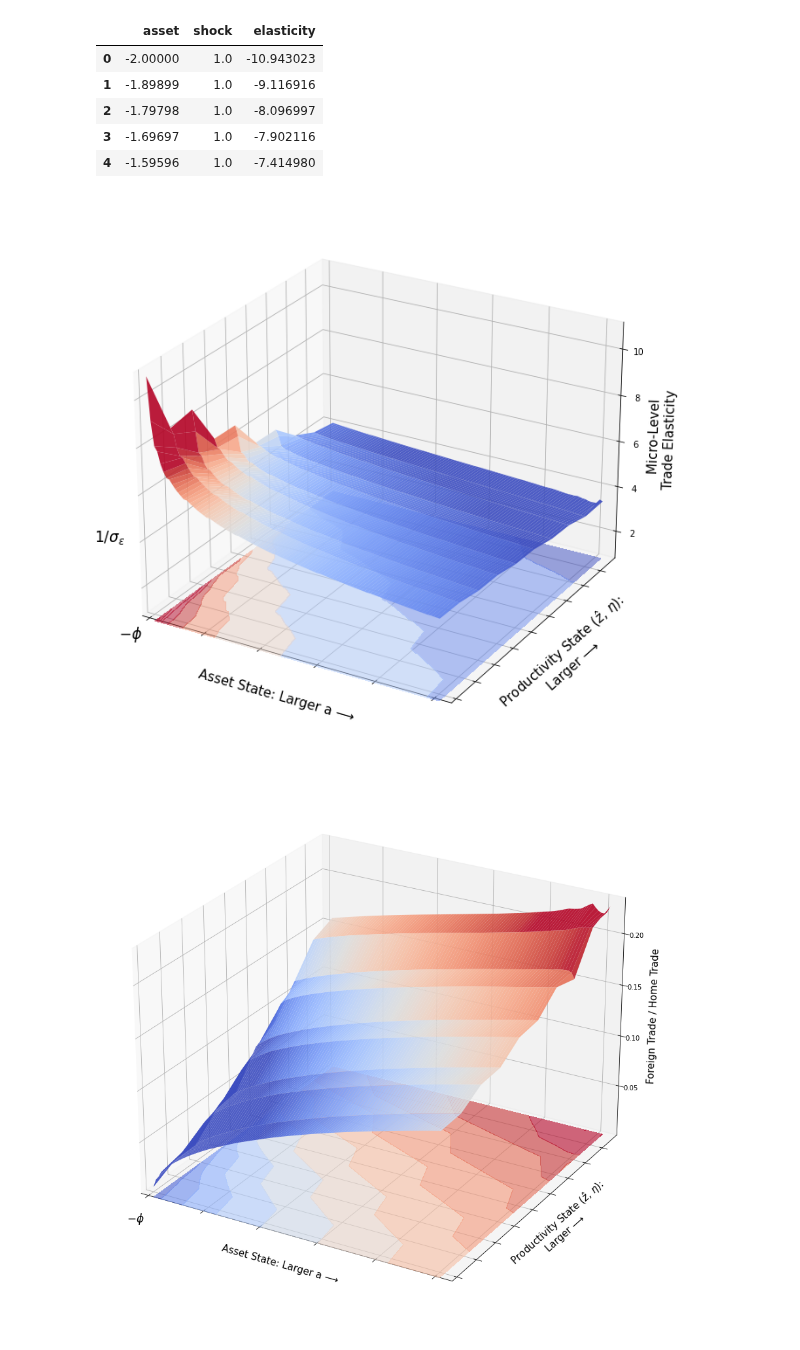
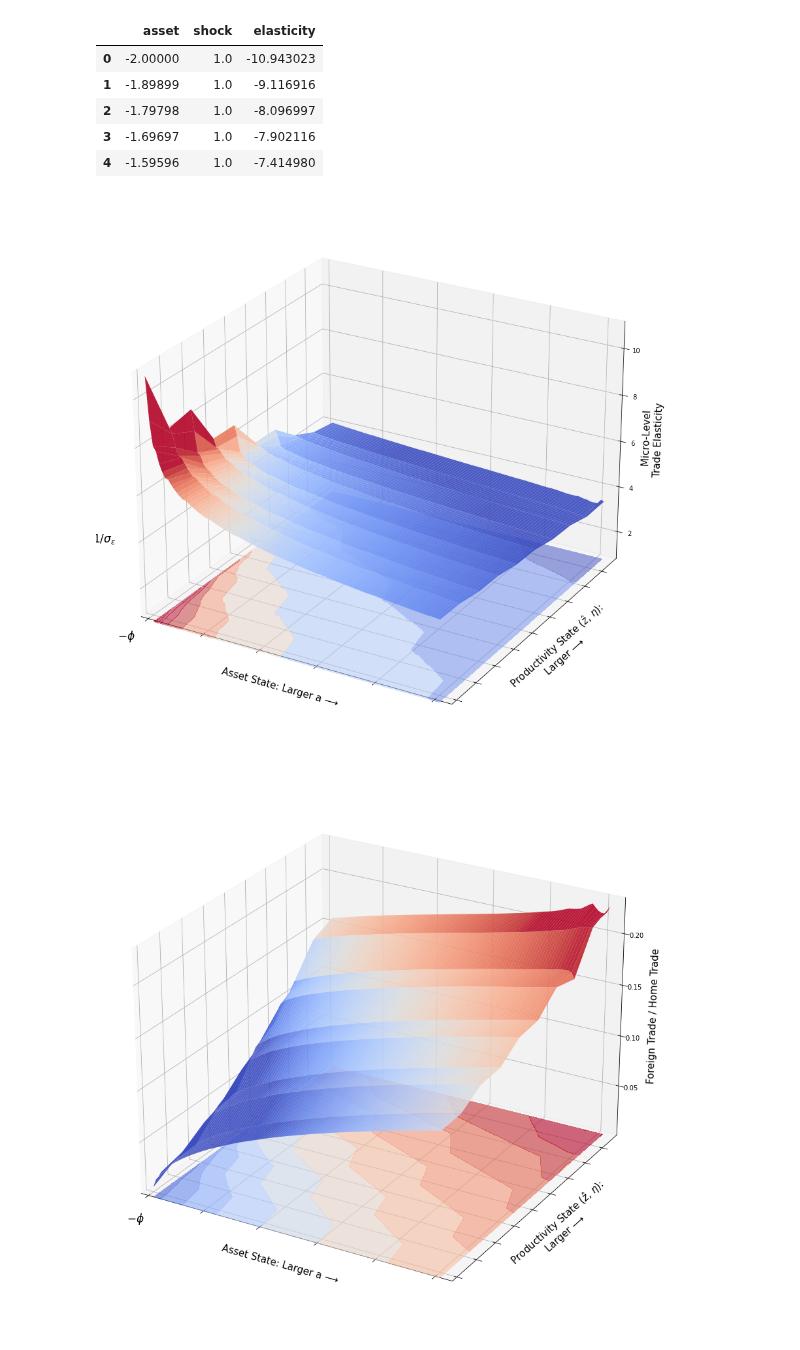
Before and after one commit to mwaugh0328/heterogeneous-agent-trade, a Jupyter notebook: notebooks/plot-elasticity.ipynb, the cells around one changed output. Cells and saved outputs as stored; diff of their text form; code cells hidden in the pictures.

```diff
--- a/notebooks/plot-elasticity.ipynb
+++ b/notebooks/plot-elasticity.ipynb
@@ -36,7 +36,7 @@ def create_grid(df,x,y,z):
 # %%
 x, y, z = create_grid(elasticity,"asset","shock","elasticity")
 
-fig = plt.figure(figsize = [15.0,9.0], tight_layout = True)
+fig = plt.figure(figsize = [12.0,15.0], tight_layout = True)
 
 #ax = fig.gca(projection='3d')
 
@@ -44,34 +44,34 @@ ax = fig.add_subplot(projection='3d')
 
 surf = ax.plot_surface(x, y, -1.0*z, rstride=1, cstride=1, cmap='coolwarm', norm=colors.Normalize(vmin=3.5, vmax=7),
                     linewidth=0, antialiased=True, alpha = 0.90, linestyles = "dashed")
 
 ofs = .50
 
 ax.contourf(x, y, -1*z, 10, offset=ofs, cmap='coolwarm', norm=colors.Normalize(vmin=3, vmax=7),
                  alpha = 0.50, linestyles = "dashed")
 
 ax.view_init(25,300)
 ax.set_xlim(-2.05,8.35)
 ax.set_xticklabels([])
 
 ax.set_ylim(0.95,9.7)
 ax.set_yticklabels([])
 
 ax.set_zlim(1.0)
 
 ax.text(-2.75, 0.25, 0, "$-\phi$", fontsize = 17)
 
 ax.text(-3.5, 0.25, 4.0, "$1 / \sigma_{\epsilon}$", fontsize = 17)
 
 ax.set_ylabel("\n Productivity State ($\hat z$, $\eta$):\n Larger ⟶ ", fontsize = 15)
 ax.set_xlabel("\n Asset State: Larger a ⟶ " , fontsize = 15)
 ax.set_zlabel("\n Micro-Level\n Trade Elasticity ", fontsize = 15)
 
 plt.savefig("../notes/figures/micro-elasticity.pdf", bbox_inches = "tight", pad_inches = 0.05)
 
 plt.show()
 # %% [output]
-[figure, old version]
+[figure, new version]
 # %%
 trade_share = pd.read_csv("trade_share.csv")
 # %%
```
Also changed, not shown: parts of 1 cell of this notebook, 2 other files.
